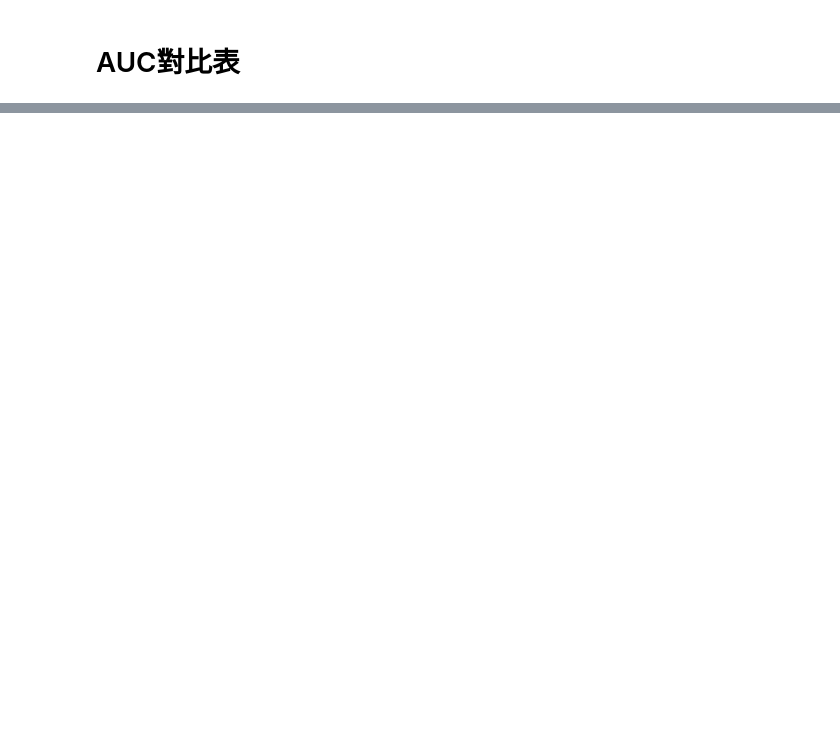
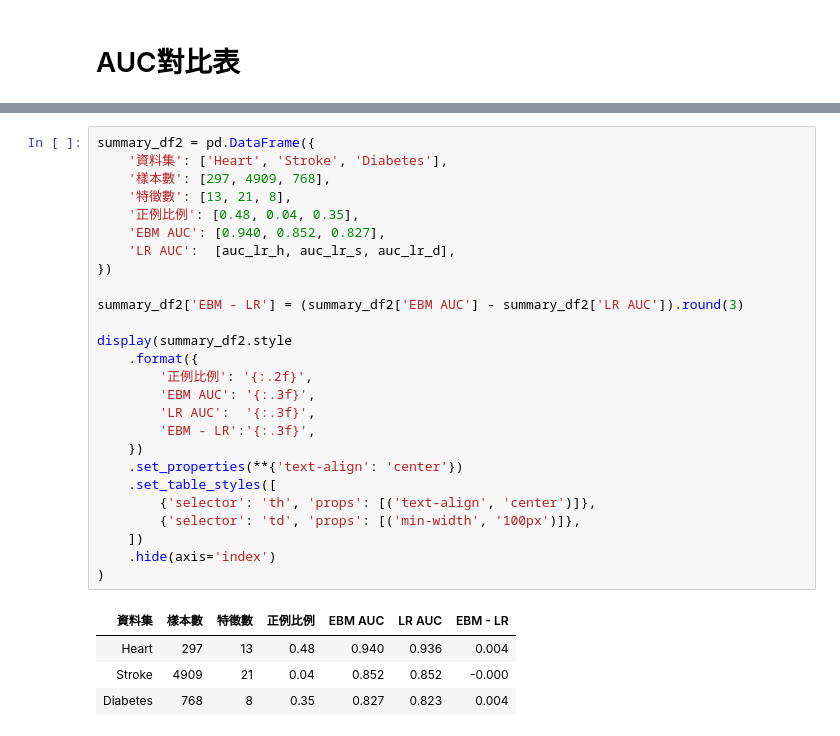
Before and after one commit to TY-1211/InterpretDash_1258028, a Jupyter notebook: notebooks/W07_three_datasets.ipynb, the cells around one changed output, grey strips where cells are left out. Saved outputs shown, nothing was run; the diff lists cells and outputs as text; blank space fills up the shorter version.

```diff
--- a/notebooks/W07_three_datasets.ipynb
+++ b/notebooks/W07_three_datasets.ipynb
@@ -361,0 +295,31 @@ print(summary_df.to_markdown(index=False))
+# %%
+summary_df2 = pd.DataFrame({
+    '資料集': ['Heart', 'Stroke', 'Diabetes'],
+    '樣本數': [297, 4909, 768],
+    '特徵數': [13, 21, 8],
+    '正例比例': [0.48, 0.04, 0.35],
+    'EBM AUC': [0.940, 0.852, 0.827],
+    'LR AUC':  [auc_lr_h, auc_lr_s, auc_lr_d],
+})
+
+summary_df2['EBM - LR'] = (summary_df2['EBM AUC'] - summary_df2['LR AUC']).round(3)
+
+display(summary_df2.style
+    .format({
+        '正例比例': '{:.2f}',
+        'EBM AUC': '{:.3f}',
+        'LR AUC':  '{:.3f}',
+        'EBM - LR':'{:.3f}',
+    })
+    .set_properties(**{'text-align': 'center'})
+    .set_table_styles([
+        {'selector': 'th', 'props': [('text-align', 'center')]},
+        {'selector': 'td', 'props': [('min-width', '100px')]},
+    ])
+    .hide(axis='index')
+)
+# %% [output]
+| 資料集 | 樣本數 | 特徵數 | 正例比例 | EBM AUC | LR AUC | EBM - LR |
+| Heart | 297 | 13 | 0.48 | 0.940 | 0.936 | 0.004 |
+| Stroke | 4909 | 21 | 0.04 | 0.852 | 0.852 | -0.000 |
+| Diabetes | 768 | 8 | 0.35 | 0.827 | 0.823 | 0.004 |
```
Also changed, not shown: parts of 8 cells of this notebook, 4 other files.
